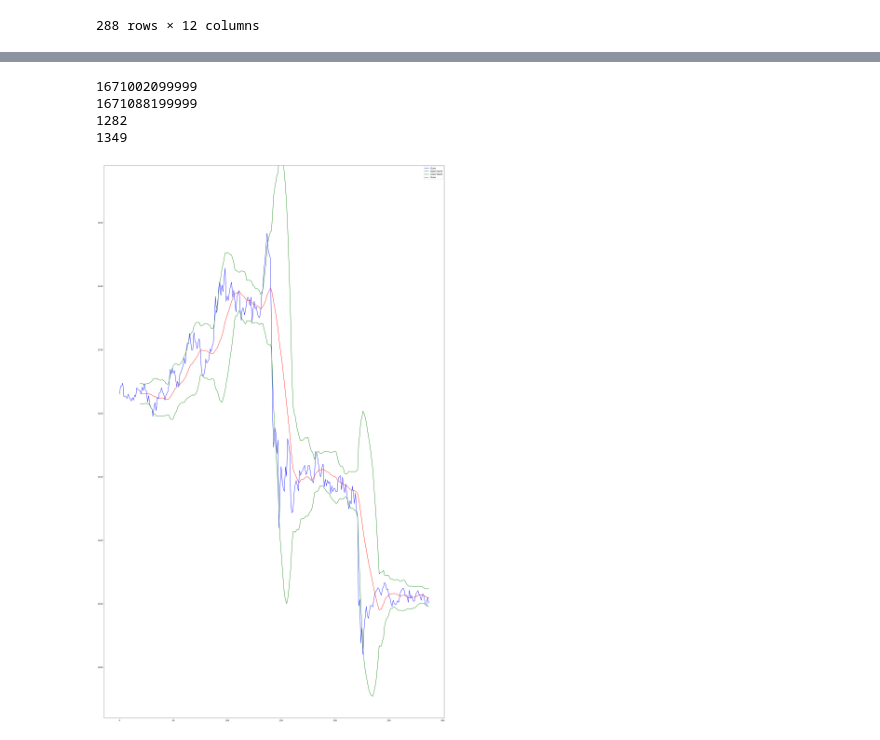
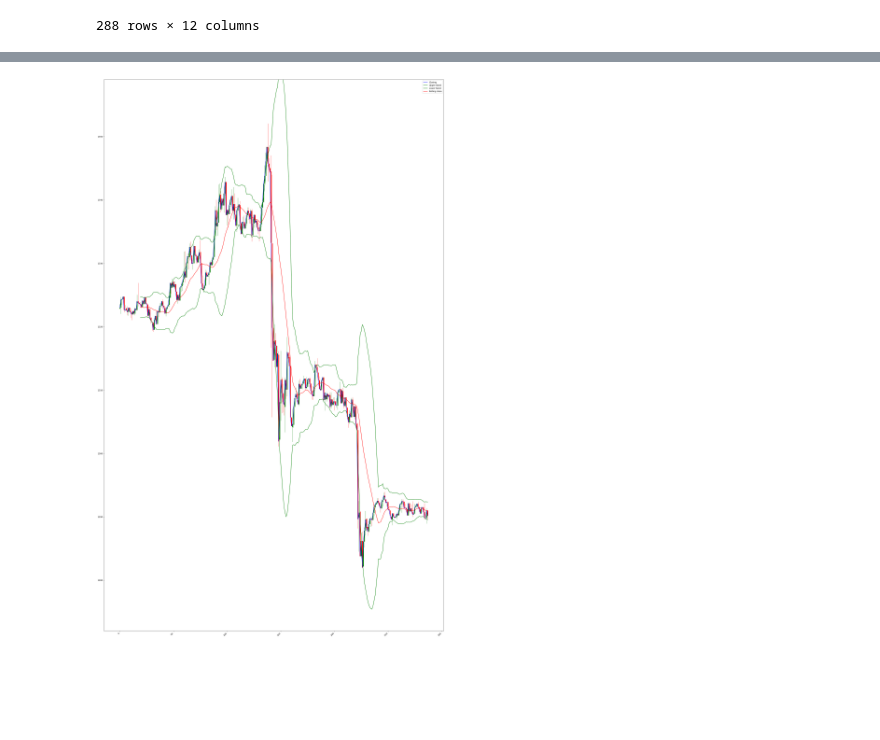
Before and after one commit to AtlasWongy/binance-trading-bot, a Jupyter notebook: visuals/main.ipynb, the cells around one changed output, grey strips where cells are left out. Drawn from its saved outputs; the diff is of its cells as text; code cells hidden in the pictures; blank space fills up the shorter version.

```diff
--- a/visuals/main.ipynb
+++ b/visuals/main.ipynb
@@ -113,3 +76,19 @@ Name: Close, Length: 288, dtype: float64
+# %%
+def bollinger_band(close, time_period,num_std_dev):
+    # Calculate the rolling mean and standard deviation
+    rolling_mean = close.rolling(time_period).mean()
+    rolling_std = close.rolling(time_period).std()
+    rolling_mean.fillna(0)
+    rolling_std.fillna(0)
+
+    upper_band = rolling_mean + (num_std_dev * rolling_std)
+    lower_band = rolling_mean - (num_std_dev * rolling_std)
+    upper_band.fillna(0)
+    lower_band.fillna(0)
+
+    return rolling_mean,rolling_std,upper_band,lower_band
+# %%
+rolling_mean,rolling_std,upper_band,lower_band = bollinger_band(closing_price, time_period, num_std_dev)
 # %%
 # Set the scale of the x axis
 min_time = close_time.min()
@@ -119,13 +98,6 @@ max_time = close_time.max()
 min_price = math.floor(float(closing_price.min()))
 max_price = math.ceil(float(closing_price.max()))
 
-print(min_time)
-print(max_time)
 
-print(min_price)
-print(max_price)
+upper_limit = max_price + 10
+lower_limit = min_price - 10
-# %% [output]
-1671002099999
-1671088199999
-1282
-1349
@@ -135,14 +104,45 @@ lower_limit = min_price - 10
 # %%
 from matplotlib.pyplot import figure
 
 
+
 figure(figsize=(30, 50), dpi=100)
-plt.plot(closing_price.index,closing_price, color='blue', label='Close')
+plt.plot(upper_band.index,closing_price,color='blue', label='Closing')
 plt.plot(upper_band.index,upper_band,color='green', label='Upper Band')
 plt.plot(lower_band.index,lower_band,color='green', label='Lower Band')
-plt.plot(rolling_mean.index,rolling_mean,color='red', label='Close')
+plt.plot(rolling_mean.index,rolling_mean,color='red', label='Rolling close')
 plt.ylim(lower_limit,upper_limit)
+
+
+#define width of candlestick elements
+width = .8
+width2 = .1
+
+#define up and down prices
+up = klines_dataframe[klines_dataframe.Close>=klines_dataframe.Open]
+down = klines_dataframe[klines_dataframe.Close<klines_dataframe.Open]
+up= up.astype(float)
+down= down.astype(float)
+
+#define colors to use
+col1 = 'green'
+col2 = 'red'
+
+#plot up prices
+plt.bar(up.index,up.Close-up.Open,width,bottom=up.Open,color=col1)
+plt.bar(up.index,up.High-up.Close,width2,bottom=up.Close,color=col1)
+plt.bar(up.index,up.Low-up.Open,width2,bottom=up.Open,color=col1)
+
+#plot down prices
+plt.bar(down.index,down.Close-down.Open,width,bottom=down.Open,color=col2)
+plt.bar(down.index,down.High-down.Open,width2,bottom=down.Open,color=col2)
+plt.bar(down.index,down.Low-down.Close,width2,bottom=down.Close,color=col2)
+
+#rotate x-axis tick labels
+plt.xticks(rotation=45, ha='right')
+
+
 plt.legend()
 plt.show()
 # %% [output]
-[figure, old version]
+[figure, new version]
```
Also changed, not shown: parts of 6 cells of this notebook.
